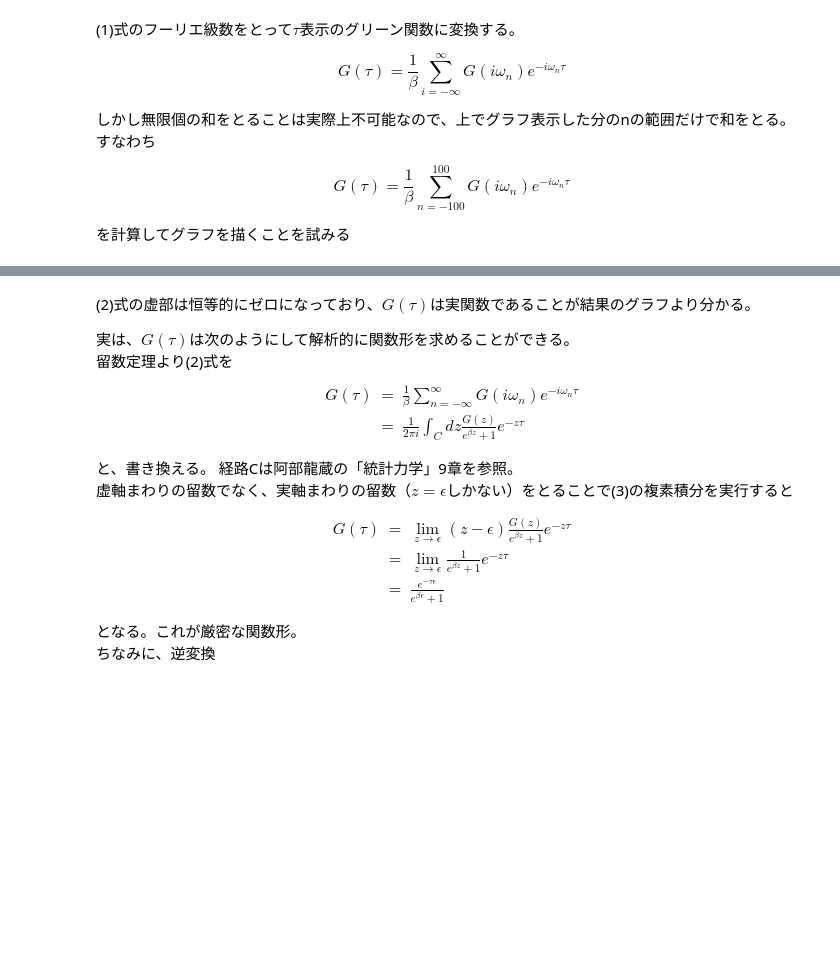
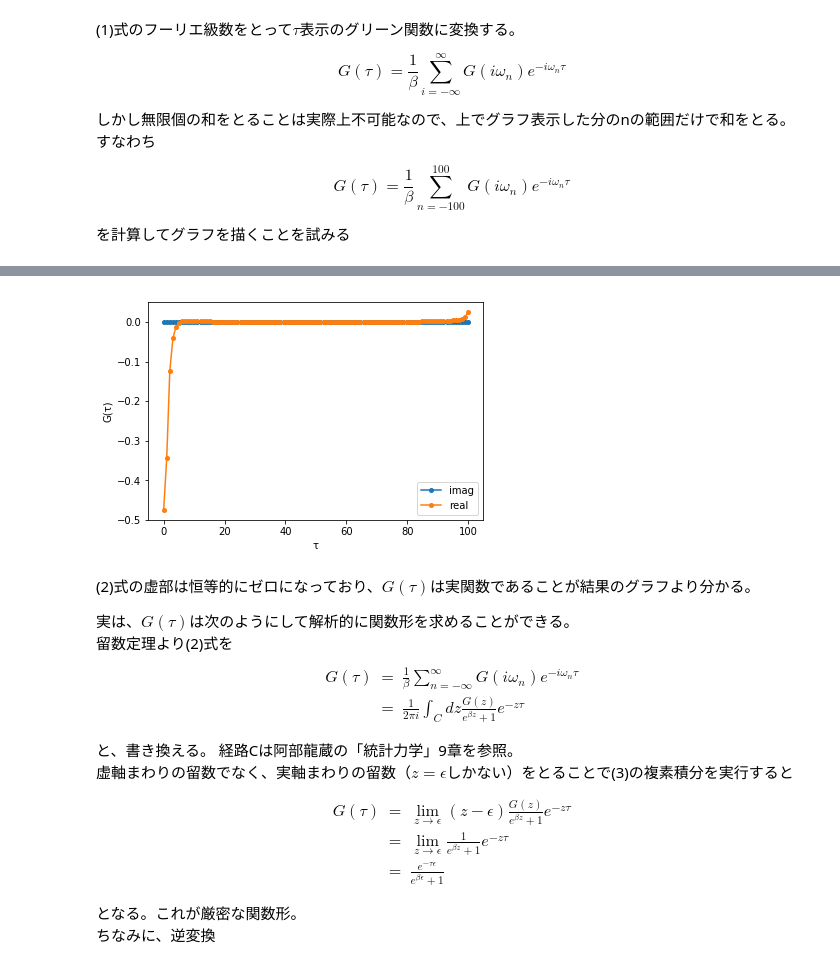
Before and after one commit to ykamizato/IPT, a Jupyter notebook: IPT,グリーン関数１.ipynb, the cells around one changed output, grey strips where cells are left out. Saved outputs shown, nothing was run; the diff lists cells and outputs as text; code cells hidden in the pictures; blank space fills up the shorter version.

```diff
--- a/IPT,グリーン関数１.ipynb
+++ b/IPT,グリーン関数１.ipynb
@@ -44,7 +44,7 @@ $$G(\tau)=\frac{1}{\beta}\sum_{n=-100}^{100}G(i\omega_n)e^{-i\omega_n\tau}$$
 を計算してグラフを描くことを試みる
 # %%
 n_tau = 100
-tau = np.linspace(0, 2beta, n_tau)            # τ=0からτ=βまでを100分割した配列tauを作成(プロットの幅の設定)
+tau = np.linspace(0, beta, n_tau)            # τ=0からτ=βまでを100分割した配列tauを作成(プロットの幅の設定)
 G_tau = np.empty((n_tau,),dtype=np.complex)  # G(τ)を表す配列を作る。各要素はτの各点に対応。
 for t in range(n_tau) :
     G_tau[t] = 0                             # G(τ)を初期化
@@ -61,3 +60,4 @@ SyntaxError: invalid syntax (<ipython-input-1-ed76d83b5482>, line 2)
+[figure, added]
 # %% [markdown]
 (2)式の虚部は恒等的にゼロになっており、$G(\tau)$は実関数であることが結果のグラフより分かる。
 
```
Also changed, not shown: parts of 14 cells of this notebook.
